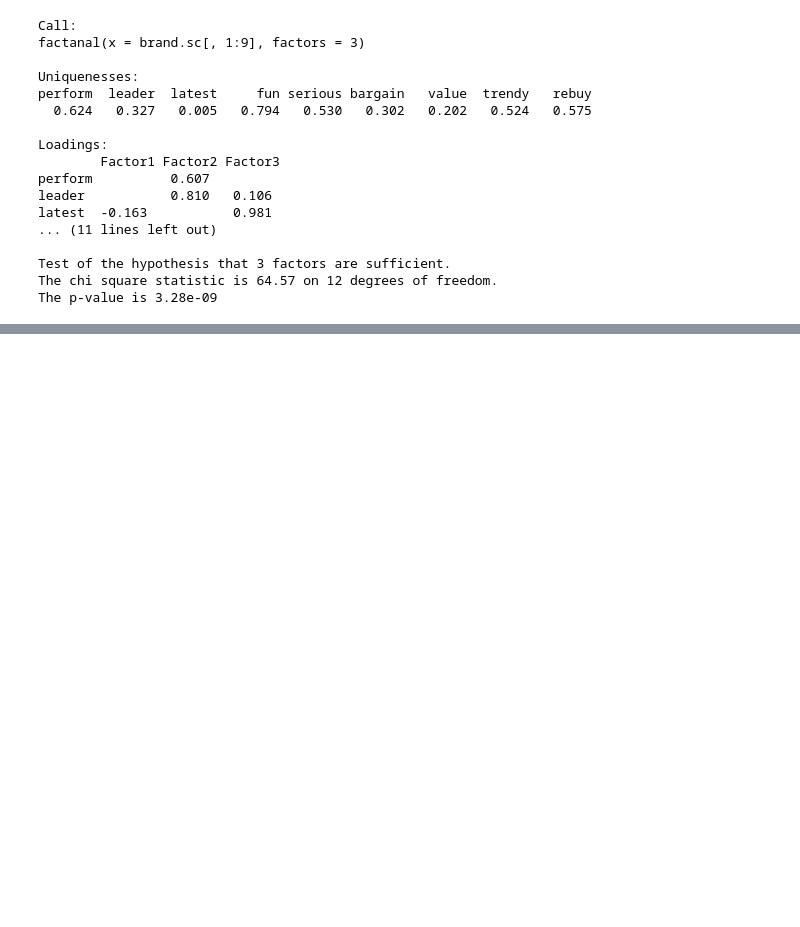
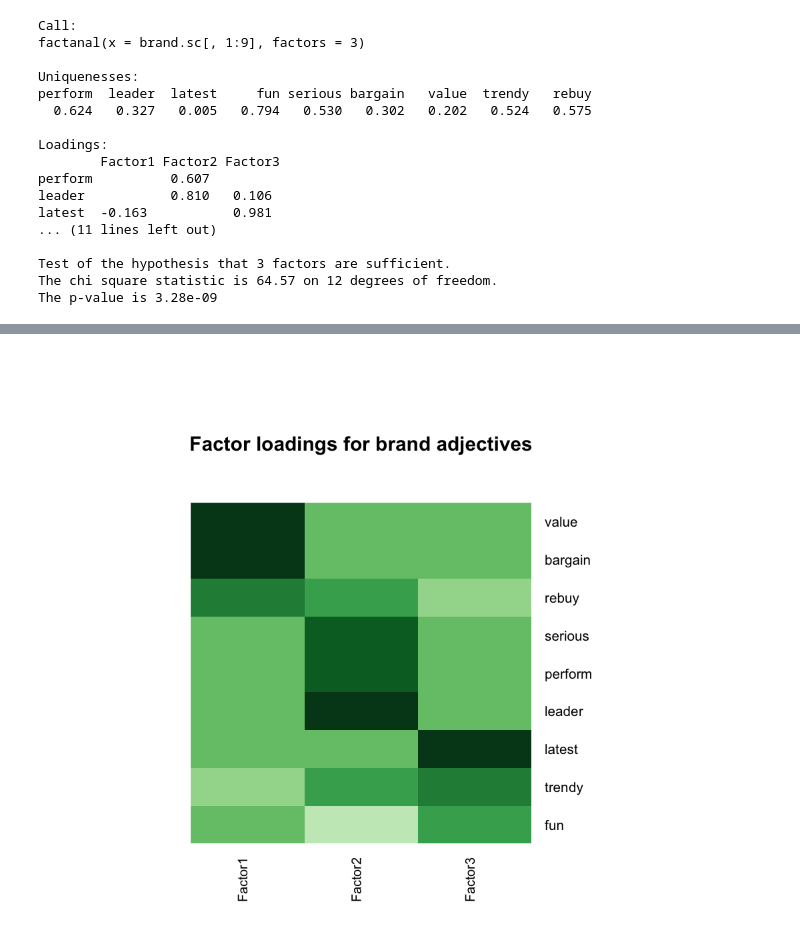
Before and after one commit to SyuheyK/RforMarketingResearchAndAnalytics, a Jupyter notebook: Ch8.ipynb, the cells around one changed output, grey strips where cells are left out. Saved outputs shown, nothing was run; the diff lists cells and outputs as text; code cells hidden in the pictures; blank space fills up the shorter version.

```diff
--- a/Ch8.ipynb
+++ b/Ch8.ipynb
@@ -328,0 +354,9 @@ The p-value is 3.28e-09
+# %%
+library(gplots)
+library(RColorBrewer)
+heatmap.2(brand.fa.ob$loadings,
+         col=brewer.pal(9,"Greens"),trace="none", key=FALSE, dend="none",
+         Colv=FALSE, cexCol=1.2,
+         main="\n\n\n\n\nFactor loadings for brand adjectives")
+# %% [output]
+[figure, added]
```
Also changed, not shown: parts of 15 cells of this notebook.
